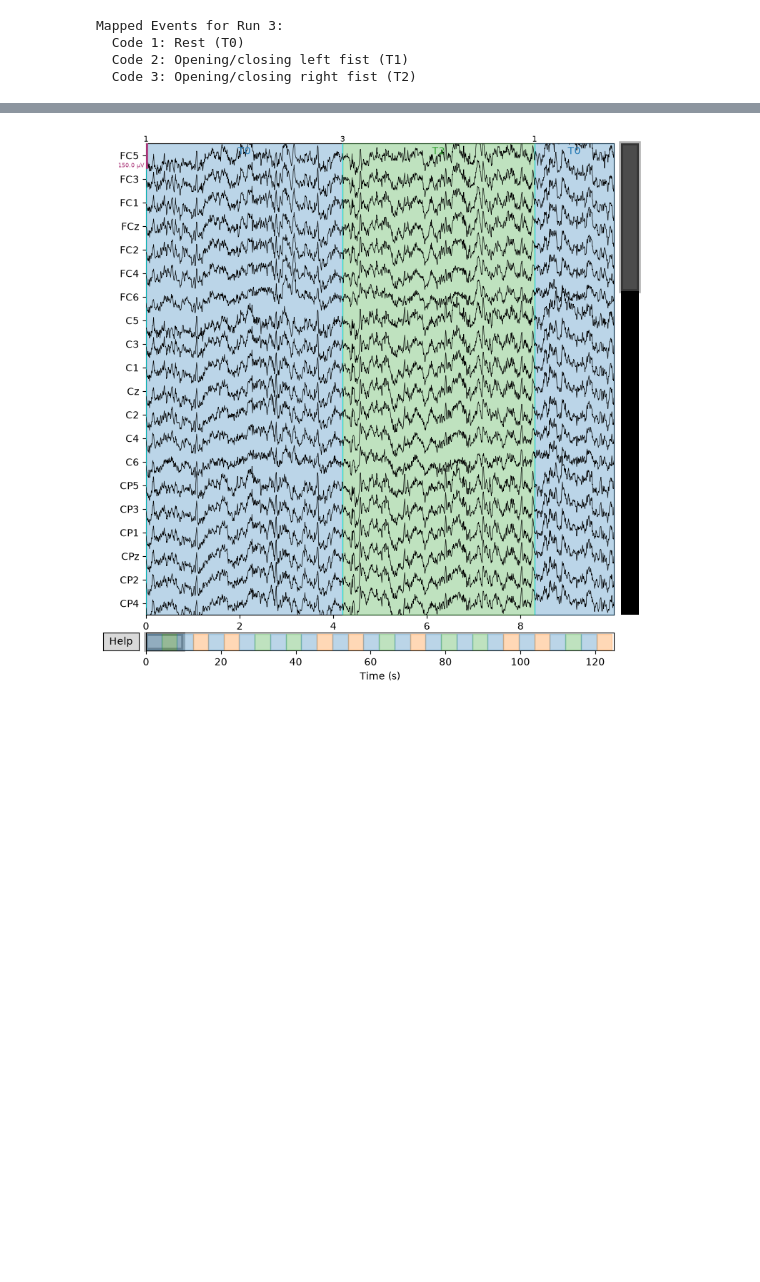
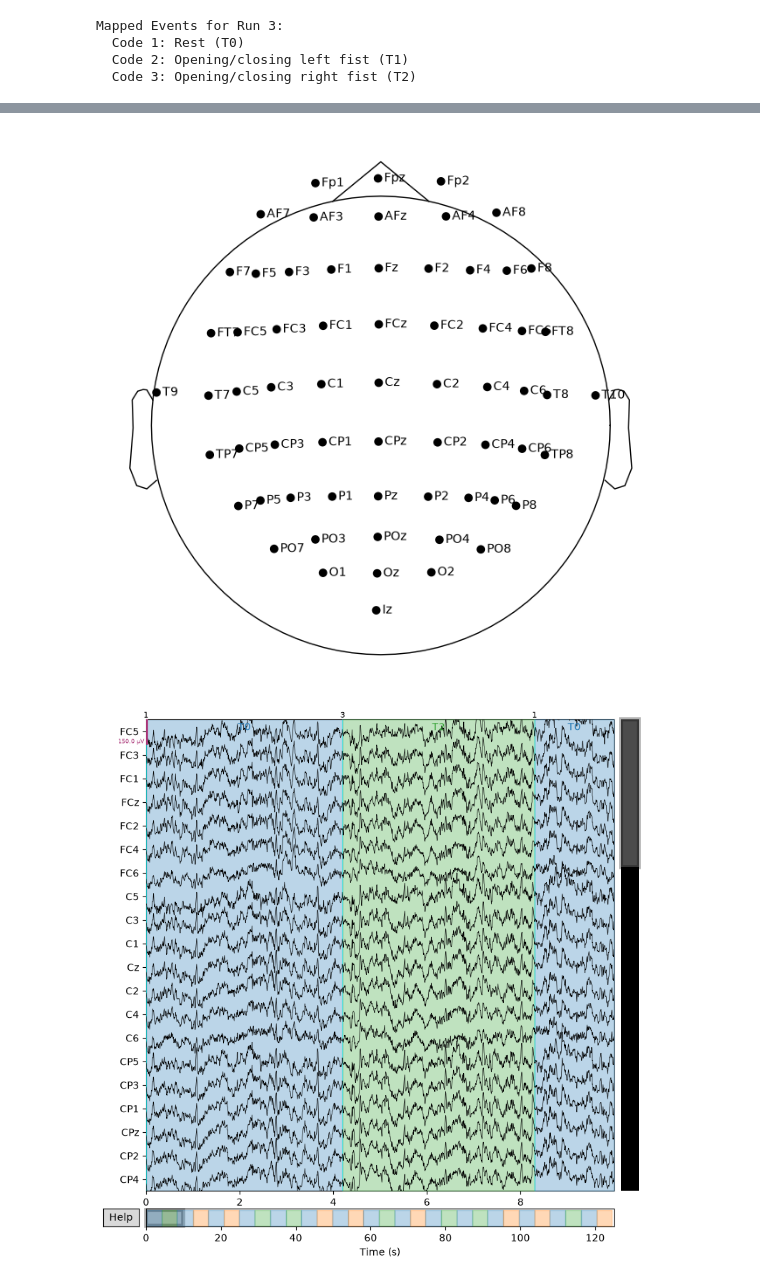
Before and after one commit to Alexvc23/Total-Perspective-Vortex, a Jupyter notebook: doc/test.ipynb, the cells around one changed output, grey strips where cells are left out. Saved outputs shown, nothing was run; the diff lists cells and outputs as text; code cells hidden in the pictures; blank space fills up the shorter version.

```diff
--- a/doc/test.ipynb
+++ b/doc/test.ipynb
@@ -24,7 +28,9 @@ EXCLUDED_SUBJECTS = [38, 88, 89, 92, 100, 104, 106]
 # Base directory for the unzipped dataset
 BASE_DATA_PATH = "./data/files"
 # %%
-def load_eeg_data(subject_id, run_id, base_path=BASE_DATA_PATH):
+def load_eeg_data(
+    subject_id, run_id, base_path=BASE_DATA_PATH, montage_type="standard_1020"
+):
     """
     Loads an EDF+ file for a specific subject and run, verifying
         metadata constraints.
@@ -32,13 +38,16 @@ def load_eeg_data(subject_id, run_id, base_path=BASE_DATA_PATH):
         subject_id (int): The subject number (e.g., 1 for S001)
         run_id (int): The run number (e.g., 4 for R04)
         base_path (str): The base directory where the dataset is stored.
+        montage_type (str): The type of montage to apply (default is "standard_1020").
     returns:
         raw (mne.io.Raw): The loaded EEG data with verified metadata
             in form of an MNE Raw object.
     """
 
     if subject_id in EXCLUDED_SUBJECTS:
-        raise ValueError(f"Subject {subject_id} is excluded from this analysis due to dataset anomalies.")
+        raise ValueError(
+            f"Subject {subject_id} is excluded from this analysis due to dataset anomalies."
+        )
 
     # Format strings to match PhysioNet standard (e.g., S001/S001R04.edf)
     subj_str = f"S{subject_id:03d}"
@@ -54,21 +63,29 @@ def load_eeg_data(subject_id, run_id, base_path=BASE_DATA_PATH):
     raw = mne.io.read_raw_edf(file_path, preload=True)
 
     # 1. Verify Sampling Rate
-    if raw.info['sfreq'] != 160.0:
-        raise ValueError(f"Sampling rate mismatch! Expected 160 Hz, got {raw.info['sfreq']} Hz")
+    if raw.info["sfreq"] != 160.0:
+        raise ValueError(
+            f"Sampling rate mismatch! Expected 160 Hz, got {raw.info['sfreq']} Hz"
+        )
 
     # 2. Verify Channel Count
     if len(raw.ch_names) != 64:
-        raise ValueError(f"Channel count mismatch! Expected 64, got {len(raw.ch_names)}")
+        raise ValueError(
+            f"Channel count mismatch! Expected 64, got {len(raw.ch_names)}"
+        )
 
     # 3. Standardize Channel Names & Set Montage
     # PhysioNet EDF files often have trailing dots in channel names (e.g., 'Fc5.')
+    # Set the standard 10-20 montage for EEG channel locations
     mne.datasets.eegbci.standardize(raw)
-    # Set the standard 10-20 montage for EEG channel locations
-    montage = mne.channels.make_standard_montage('standard_1020')
-    raw.set_montage(montage)
+    # apply spacial montage to the raw data
+    # Load the standard 3D coordinate dictionary built into MNE
+    montage = mne.channels.make_standard_montage(montage_type)
+    raw.set_montage(montage, match_case=False)
 
-    print("Metadata verified: 160 Hz sampling rate, 64 channels, standard_1020 montage applied.")
+    print(
+        f"Metadata verified: 160 Hz sampling rate, 64 channels, {montage_type} montage applied."
+    )
     return raw
 # %%
 def extract_and_map_events(raw, run_id):
@@ -136,3 +225,14 @@ Mapped Events for Run 3:
+# %%
+# Cell 5: Plotting the 3D Scalp representation
+# kind='3d' generates the 3D sphere/head model.
+# show_names=True prints the channel labels (e.g., 'Cz', 'Pz') next to the dots.
+# !ch_type: 'eeg' specifies that we want to visualize EEG channels specifically.
+# !show_names: True ensures that the channel names are displayed on the 3D plot.
+fig_3d = raw_3d_ex.plot_sensors(kind='topomap', ch_type="eeg", show_names=True)
+
+# Note: In an interactive notebook, you can click and drag this image to rotate the 3D head!
+# %% [output]
+[figure, added]
 # %%
 
 
```
Also changed, not shown: parts of 12 cells of this notebook, 1 other file.
